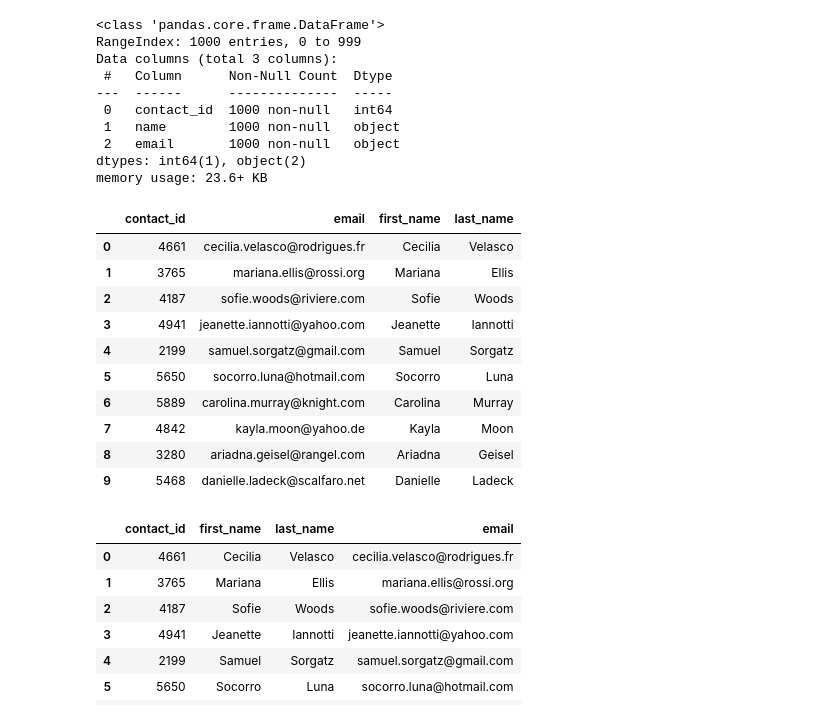
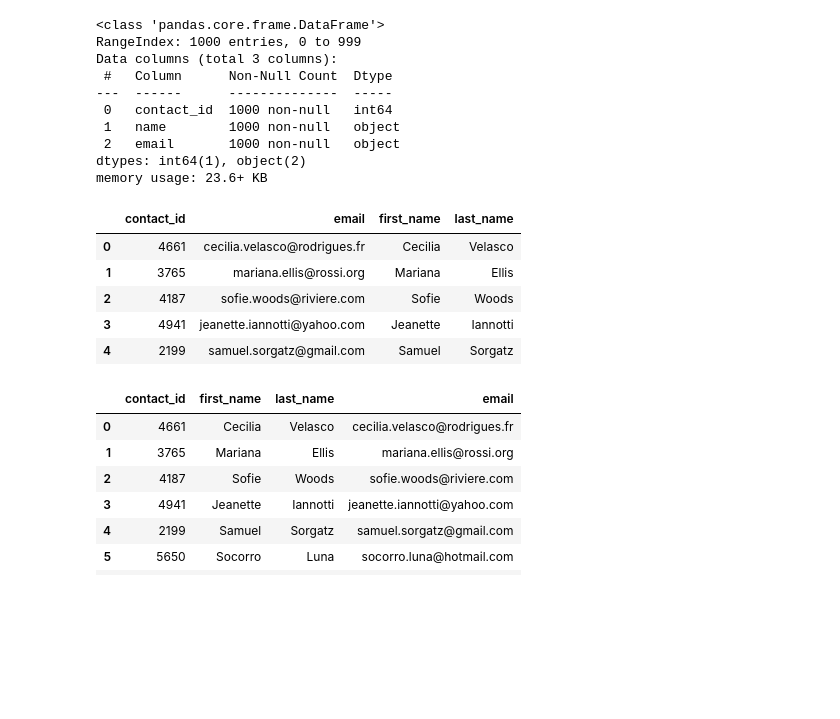
Before and after one commit to sam-chen4/Crowdfunding_ETL, a Jupyter notebook: ETL_Mini_Project_XChen_GAppiagyei.ipynb, the cells around one changed output. Cells and saved outputs as stored; diff of their text form; code cells hidden in the pictures; blank space fills up the shorter version.

Commit message:
contacts commit

```diff
--- a/ETL_Mini_Project_XChen_GAppiagyei.ipynb
+++ b/ETL_Mini_Project_XChen_GAppiagyei.ipynb
@@ -294,6 +295,6 @@ campaign_cleaned.to_csv("Resources/campaign.csv", index=False)
 ### Extract the contacts.xlsx Data.
 # %%
 # Read the data into a Pandas DataFrame. Use the `header=2` parameter when reading in the data.
-contact_info_df = pd.read_excel('Resources/contacts.xlsx', header=2)
+contact_info_df = pd.read_excel('Resources/contacts.xlsx', header=3)
 contact_info_df.head()
 # %% [output]
@@ -319,7 +320,10 @@ Then export the DataFrame as a `contacts.csv` CSV file.
 # Iterate through the contact_info_df and convert each row to a dictionary.
 import json
 dict_values = []
-
+for i, row in contact_info_df.iterrows():
+    contact_info_dict = json.loads(row['contact_info'])
+    row_values = [a for b, a in contact_info_dict.items()]
+    dict_values.append(row_values)
 
 # Print out the list of values for each row.
 print(dict_values)
@@ -328,6 +332,9 @@ print(dict_values)
 # %%
 # Create a contact_info DataFrame and add each list of values, i.e., each row
 # to the 'contact_id', 'name', 'email' columns.
+contact_columns = ['contact_id', 'name', 'email']
+new_contact_df = pd.DataFrame(dict_values, columns=contact_columns)
+new_contact_df.head()
 # %% [output]
 |  | contact_id | name | email |
 | 0 | 4661 | Cecilia Velasco | cecilia.velasco@rodrigues.fr |
@@ -350,20 +358,18 @@ dtypes: int64(1), object(2)
 memory usage: 23.6+ KB
 # %%
 # Create a "first"name" and "last_name" column with the first and last names from the "name" column.
+new_contact_df["first_name"] = new_contact_df["name"].str.split().str[0]
+new_contact_df["last_name"] = new_contact_df["name"].str.split().str[-1]
+# Drop the contact_name column
+new_contact_df.drop('name', axis=1, inplace=True)
 
-
-# Drop the contact_name column
+new_contact_df.head()
 # %% [output]
 |  | contact_id | email | first_name | last_name |
 | 0 | 4661 | cecilia.velasco@rodrigues.fr | Cecilia | Velasco |
 | 1 | 3765 | mariana.ellis@rossi.org | Mariana | Ellis |
 | 2 | 4187 | sofie.woods@riviere.com | Sofie | Woods |
 | 3 | 4941 | jeanette.iannotti@yahoo.com | Jeanette | Iannotti |
 | 4 | 2199 | samuel.sorgatz@gmail.com | Samuel | Sorgatz |
-| 5 | 5650 | socorro.luna@hotmail.com | Socorro | Luna |
-| 6 | 5889 | carolina.murray@knight.com | Carolina | Murray |
-| 7 | 4842 | kayla.moon@yahoo.de | Kayla | Moon |
-| 8 | 3280 | ariadna.geisel@rangel.com | Ariadna | Geisel |
-| 9 | 5468 | danielle.ladeck@scalfaro.net | Danielle | Ladeck |
 # %%
 # Reorder the columns
```
Also changed, not shown: parts of 15 cells of this notebook, 1 other file.
